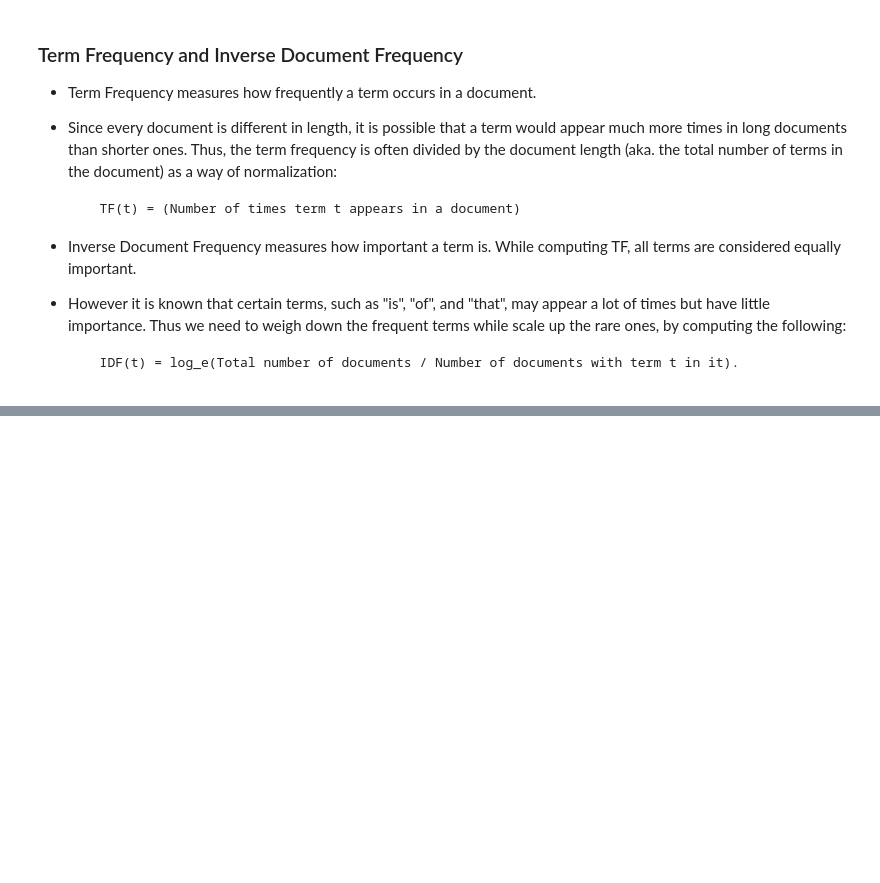
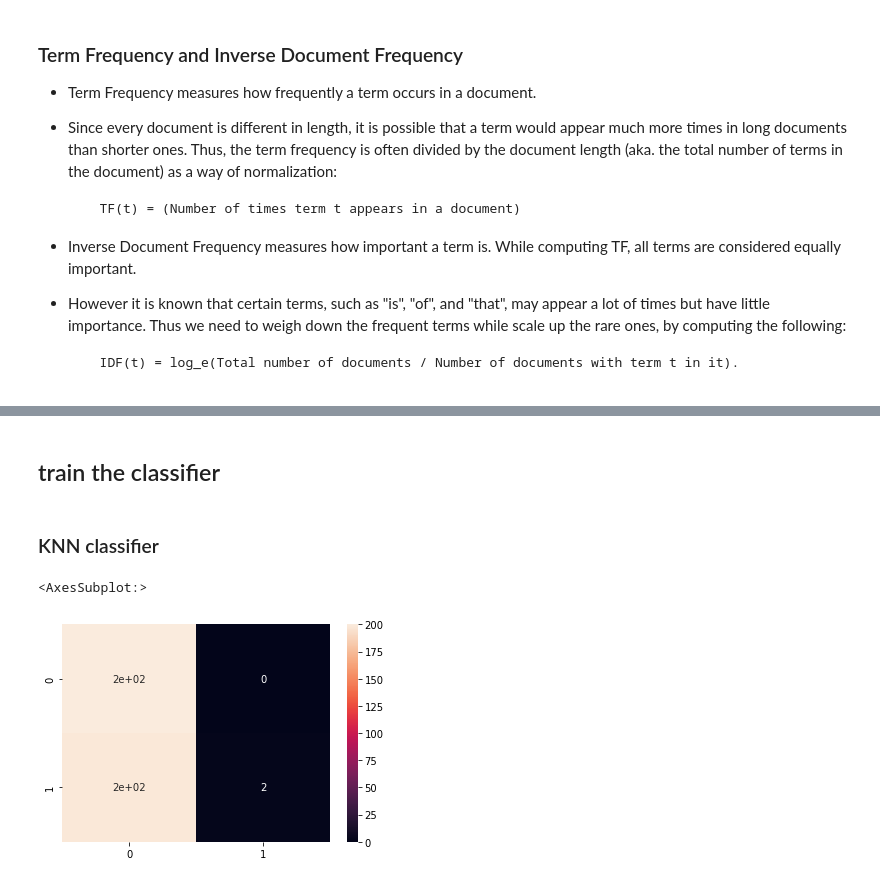
Before and after one commit to KOBeerose/Academic-Projects, a Jupyter notebook: Text Mining/Lab1/NLP_preprocessing_Lab.ipynb, the cells around one changed output, grey strips where cells are left out. Drawn from its saved outputs; the diff is of its cells as text; code cells hidden in the pictures; blank space fills up the shorter version.

```diff
--- a/Text Mining/Lab1/NLP_preprocessing_Lab.ipynb
+++ b/Text Mining/Lab1/NLP_preprocessing_Lab.ipynb
@@ -262,0 +377,4 @@ __Bag of Words using CountVectorizer:__
+# %%
+#** DECOUPAGE EN TRAIN ET TEST ***
+from sklearn.model_selection import train_test_split
+train, test = train_test_split(data,train_size=0.8,random_state=1,stratify=data['label'])
@@ -262,0 +488,44 @@ __Bag of Words using CountVectorizer:__
+# %% [markdown]
+## train the classifier
+# %% [markdown]
+### KNN classifier
+# %%
+#import the class KNeighborsClassifier
+from sklearn.neighbors import KNeighborsClassifier
+
+#instatiate the object
+knn_classifier = KNeighborsClassifier(n_neighbors=2)
+
+#perform the training process
+knn_classifier.fit(mdtTrainBis,train['label'])
+
+# Import confusion_matrix and classification_report from sklearn's metrics module
+from sklearn.metrics import confusion_matrix, classification_report
+
+# Import precision_score, recall_score and f1_score from sklearn's metrics module
+from sklearn.metrics import precision_score, recall_score, f1_score, accuracy_score
+
+# Import plot_roc_curve from sklearn's metrics module
+from sklearn.metrics import plot_roc_curve
+# %%
+#generate the document term matrix for the test set
+#using the object learned from the train set
+#import the metrics class for the performance measurement
+from sklearn import metrics
+
+#create the document term matrix
+mdtTestBis = parseurBis.transform(test['review'])
+
+#prediction for the test set
+predTestBis = knn_classifier.predict(mdtTestBis)
+# %%
+# Create a confusion matrix using the confusion_matrix function
+
+cf_matrix = confusion_matrix(test['label'], predTestBis)
+# %%
+# Create a more visual confusion matrix
+import seaborn as sns
+sns.heatmap(cf_matrix, annot=True)
+# %% [output]
+<AxesSubplot:>
+[figure, added]
```
Also changed, not shown: parts of 44 cells of this notebook, 3 other files.
